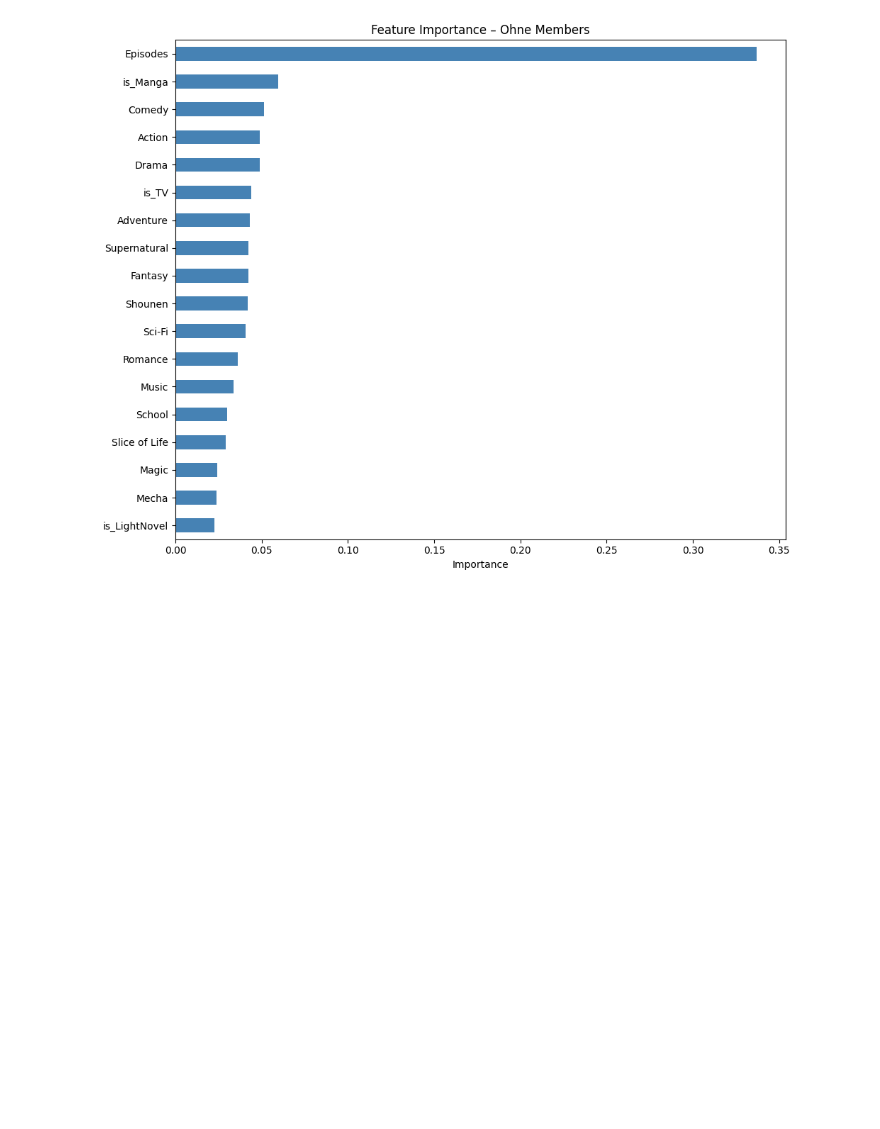
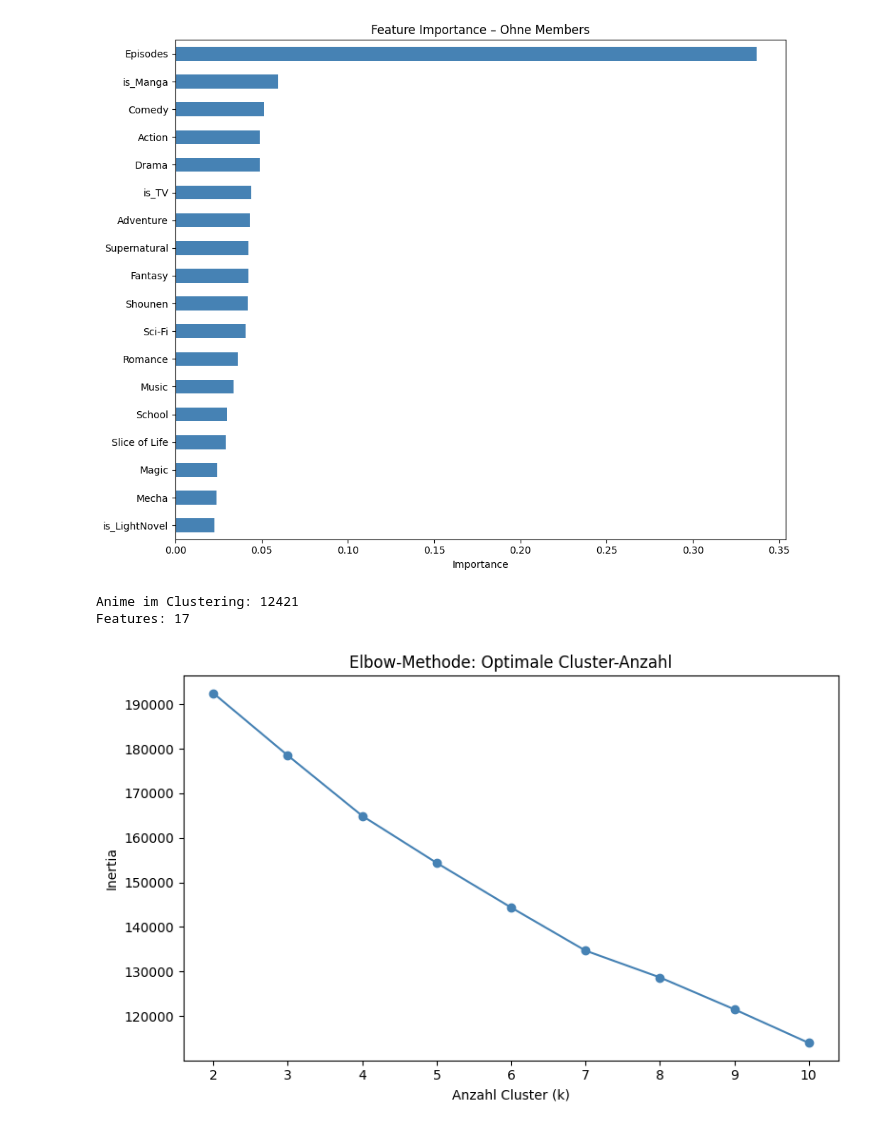
Before and after one commit to Johnny-my-boi/Portfolio_Projekt, a Jupyter notebook: notebooks/01_eda.ipynb, the cells around one changed output. Saved outputs shown, nothing was run; the diff lists cells and outputs as text; code cells hidden in the pictures; blank space fills up the shorter version.

Commit message:
Analyse komplett: EDA, Klassifikation, Clustering

```diff
--- a/notebooks/01_eda.ipynb
+++ b/notebooks/01_eda.ipynb
@@ -461,3 +461,38 @@ plt.show()
    macro avg       0.54      0.63      0.55      2464
 weighted avg       0.93      0.85      0.89      2464
 [figure]
+# %%
+from sklearn.preprocessing import StandardScaler
+from sklearn.cluster import KMeans
+
+# Features fürs Clustering: Genres + Type + Source
+cluster_features = top_genres + ['is_TV', 'is_Manga', 'is_LightNovel']
+X_cluster = df_scored[cluster_features].copy()
+
+# Skalieren (wichtig für KMeans)
+scaler = StandardScaler()
+X_scaled = scaler.fit_transform(X_cluster)
+
+print(f"Anime im Clustering: {X_scaled.shape[0]}")
+print(f"Features: {X_scaled.shape[1]}")
+# %% [output]
+Anime im Clustering: 12421
+Features: 17
+# %%
+inertias = []
+K_range = range(2, 11)
+
+for k in K_range:
+    km = KMeans(n_clusters=k, random_state=42, n_init=10)
+    km.fit(X_scaled)
+    inertias.append(km.inertia_)
+
+plt.figure(figsize=(8, 5))
+plt.plot(K_range, inertias, marker='o', color='steelblue')
+plt.xlabel('Anzahl Cluster (k)')
+plt.ylabel('Inertia')
+plt.title('Elbow-Methode: Optimale Cluster-Anzahl')
+plt.tight_layout()
+plt.show()
+# %% [output]
+[figure, added]
```
Also changed, not shown: parts of 4 cells of this notebook.
